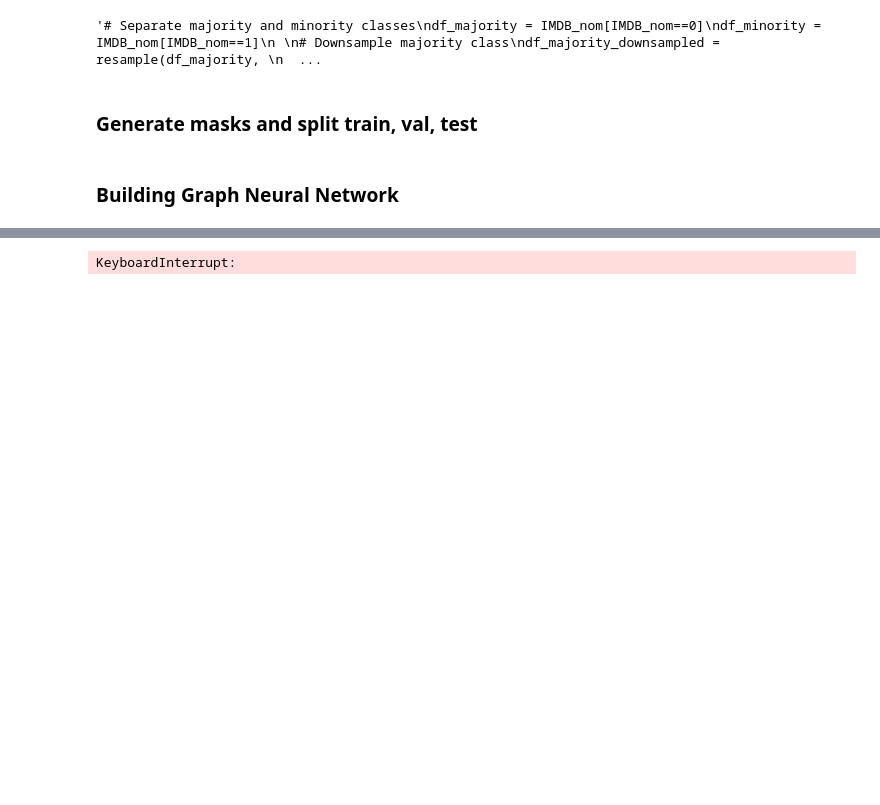
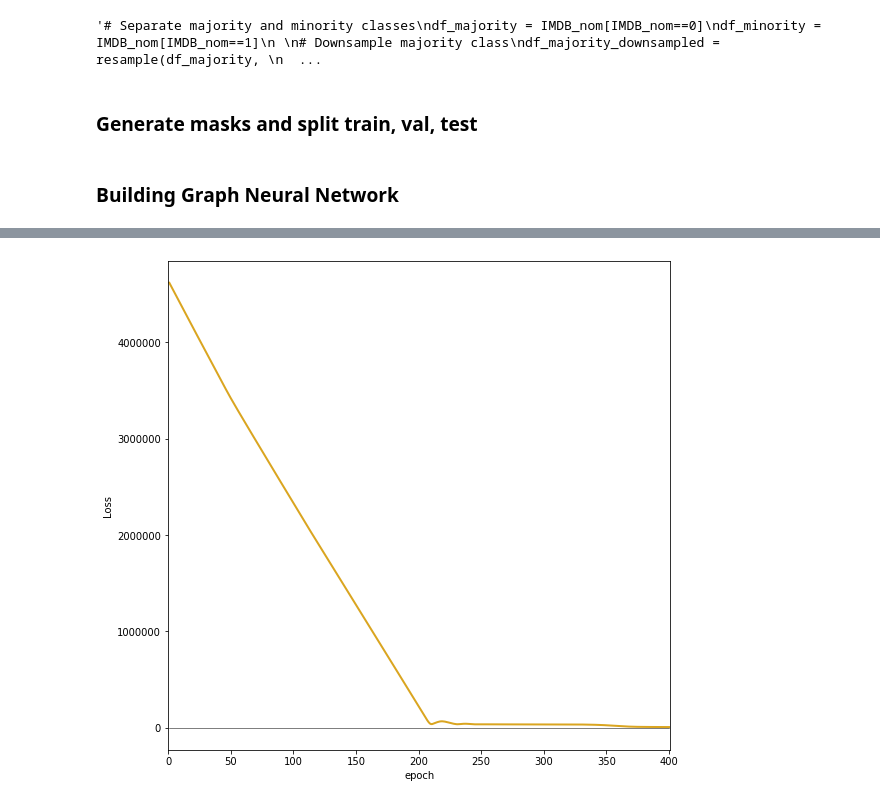
Before and after one commit to antoine-spahr/NTDS, a Jupyter notebook: Project/Machine_Learning.ipynb, the cells around one changed output, grey strips where cells are left out. Saved outputs shown, nothing was run; the diff lists cells and outputs as text; code cells hidden in the pictures; blank space fills up the shorter version.

Commit message:
Improve in Learning : actually learn + 3 models testes (Linear+GraphConv, GraphConv only, APPNP)

```diff
--- a/Project/Machine_Learning.ipynb
+++ b/Project/Machine_Learning.ipynb
@@ -61,9 +61,11 @@ labels_df = pd.read_csv(Data_path + 'labels.csv',index_col=0).drop(columns = ['t
+# %%
+labels_df['Nominations'] = labels_df['Nominations_Oscars'] + labels_df['Nominations_GoldenGlobes']
 # %%
 # features
-tensor_feat = torch.FloatTensor(features_df.values)
+tensor_data = torch.FloatTensor(features_df.values)
 
 # labels
-IMDB_nom = labels_df['Nominations_Oscars'].copy()
+IMDB_nom = labels_df['Nominations'].copy()
 IMDB_nom.loc[IMDB_nom > 0] = 1
 tensor_labels = torch.LongTensor(IMDB_nom.values)
 # %%
@@ -107,8 +109,9 @@ tensor_labels = torch.LongTensor(df_downsampled.values)'''
 ### Generate masks and split train, val, test
 # %%
 sss = StratifiedShuffleSplit(n_splits=1, train_size=0.8, random_state=0)
+#sss1 = StratifiedShuffleSplit(n_splits=1, train_size=0.8, random_state=0)
 
-for prov_index, test_index in sss.split(tensor_feat, tensor_labels):
+for prov_index, test_index in sss.split(tensor_data, tensor_labels):
     train_mask = prov_index
     val_mask = test_index
 
@@ -153,18 +196,17 @@ class Graph_NN(nn.Module):
 # %%
-def train(model, g, features, labels, loss_fcn, train_mask, optimizer):
-
+def train(model, g, features, labels, train_mask, loss_fcn, optimizer):
+    """ TO DO : add doctring """
     model.train()
 
     pred = model(g, features) # prediction
-    loss = loss_fcn(pred[train_mask],labels[train_mask])
-
+    loss = loss_fcn(pred[train_mask], tensor_labels[train_mask])
     optimizer.zero_grad()
     loss.backward()
     optimizer.step()
-
     return loss
 
 def evaluate(model, g, features, mask, labels):
+    """  TO DO : add docstring """
     model.eval()
 
     with torch.no_grad():
@@ -175,4 +217,4 @@ def evaluate(model, g, features, mask, labels):
         acc = correct.item() * 1.0 / len(labels) #not the best metric
         f1 = f1_score(labels, indices)
 
-        return f1,acc
+        return f1, acc
@@ -199,26 +237,32 @@ hidden_size = 250
 # %%
-model = Graph_NN(in_feats, output, k, p_dropout, hidden_size)
+model = Pure_GNN(in_feats, out_feats, hidden_size)
+#model = Simple_APPNP(in_feats, out_feats, hidden_size, k)
 
-#loss_fcn = torch.nn.CrossEntropyLoss(weights_loss)
-loss_fcn = torch.nn.CrossEntropyLoss()
+loss_fcn = torch.nn.NLLLoss(weight=weights_loss)
 optimizer = torch.optim.Adam(model.parameters(),
-                             lr=lr,
-                             weight_decay=weight_decay)
-dur = []
+                                                  lr=lr)
+                                                  #weight_decay=weight_decay)
+losses = []
 for epoch in range(n_epochs):
-    if epoch >= 3:
-        t0 = time.time()
-    loss = train(model, G, tensor_feat, tensor_labels, loss_fcn, train_mask, optimizer)
-    if epoch >= 3:
-        dur.append(time.time() - t0)
 
-    f1, acc = evaluate(model, G, tensor_feat, val_mask, tensor_labels)
+    loss = train(model, G, tensor_data, tensor_labels, train_mask, loss_fcn, optimizer)
+    losses.append(loss.item())
+    f1, acc = evaluate(model, G, tensor_data, val_mask, tensor_labels)
 
-    if epoch%1 == 0:
-        print("Epoch {:05d} | Time(s) {:.4f} | Train Loss {:.4f} | Val f1 {:.4%} | Val Accuracy {:.4%}". format(
-                epoch+1, np.mean(dur), loss.item(), f1, acc))
+    if epoch%10 == 0:
+        print(f"Epoch {epoch+1} | Train Loss {loss.item():.3f} | Val f1 {f1:.4%} | Val Accuracy {acc:.4%}")
 
-print()
-f1, acc = evaluate(model, G, tensor_feat, test_mask, tensor_labels)
-print("Test Accuracy {:.4%}".format(acc))
+#print()
+#f1, acc = evaluate(model, G, tensor_feat, test_mask, tensor_labels)
+#print("Test Accuracy {:.4%}".format(acc))
+
+# Plot the loss
+fig, ax = plt.subplots(1,1,figsize=(9,9))
+ep = np.arange(1,n_epochs+1,1)
+ax.plot(ep, losses, color='Goldenrod', linewidth=2)
+ax.plot(ep, np.zeros(ep.shape), color='black', linewidth=0.5)
+ax.set_xlim([0,n_epochs+1])
+ax.set_xlabel('epoch')
+ax.set_ylabel('Loss')
+plt.show()
 # %% [output]
@@ -242 +286 @@ Epoch 00017 | Time(s) 18.6695 | Train Loss 0.9017 | Val f1 28.1915% | Val Accura
-KeyboardInterrupt:
+[figure, added]
```
Also changed, not shown: parts of 13 cells of this notebook.
